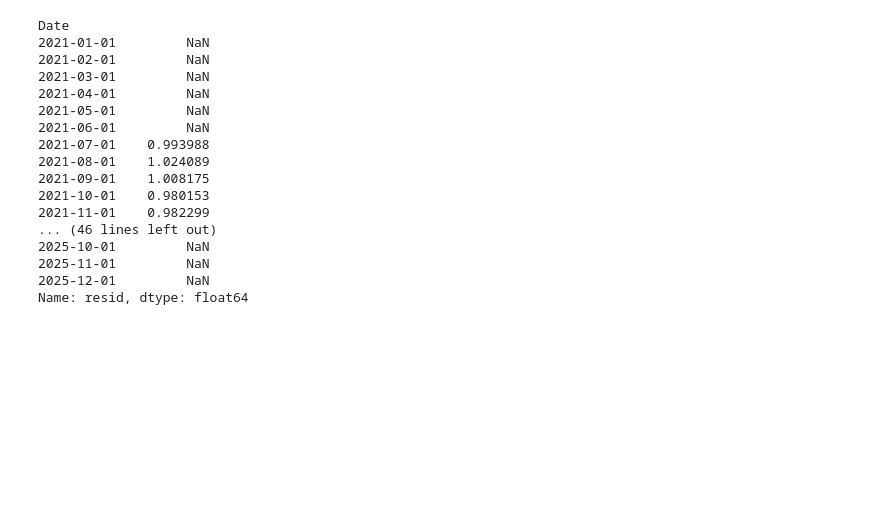
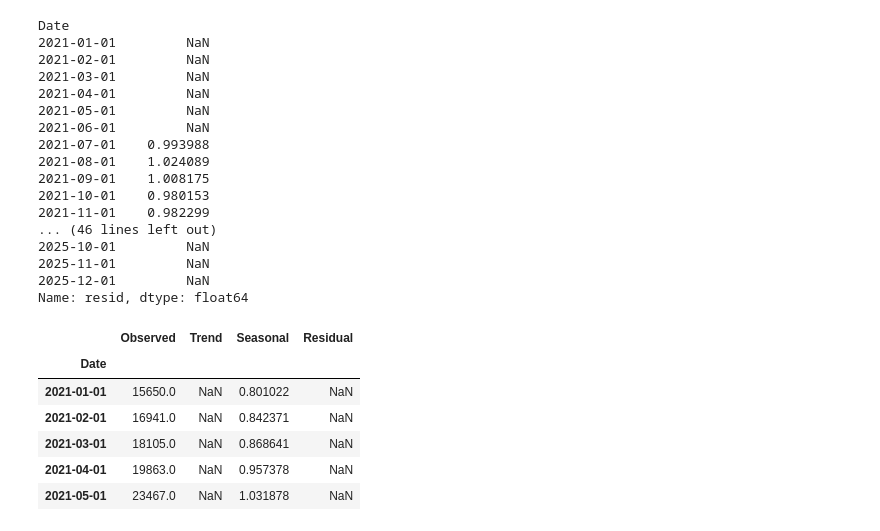
Before and after one commit to guruchiwate06/Time-Series-, a Jupyter notebook: Decomposition/Tourist_TS.ipynb, the cells around one changed output. Drawn from its saved outputs; the diff is of its cells as text; code cells hidden in the pictures; blank space fills up the shorter version.

```diff
--- a/Decomposition/Tourist_TS.ipynb
+++ b/Decomposition/Tourist_TS.ipynb
@@ -145,3 +145,21 @@ Date
 2025-11-01         NaN
 2025-12-01         NaN
 Name: resid, dtype: float64
+# %%
+#Create a dataframe from decomposition components
+decomp_df = pd.DataFrame({
+    "Observed" : result.observed,
+    "Trend" : result.trend,
+    "Seasonal" : result.seasonal,
+    "Residual" : result.resid
+})
+
+decomp_df.head()
+# %% [output]
+|  | Observed | Trend | Seasonal | Residual |
+| Date |  |  |  |  |
+| 2021-01-01 | 15650.0 | NaN | 0.801022 | NaN |
+| 2021-02-01 | 16941.0 | NaN | 0.842371 | NaN |
+| 2021-03-01 | 18105.0 | NaN | 0.868641 | NaN |
+| 2021-04-01 | 19863.0 | NaN | 0.957378 | NaN |
+| 2021-05-01 | 23467.0 | NaN | 1.031878 | NaN |
```
Also changed, not shown: parts of 1 cell of this notebook, 21 other files.
